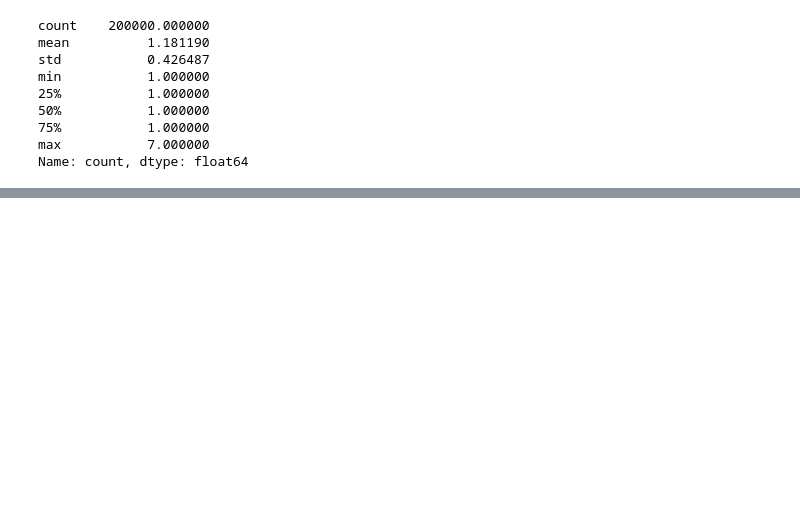
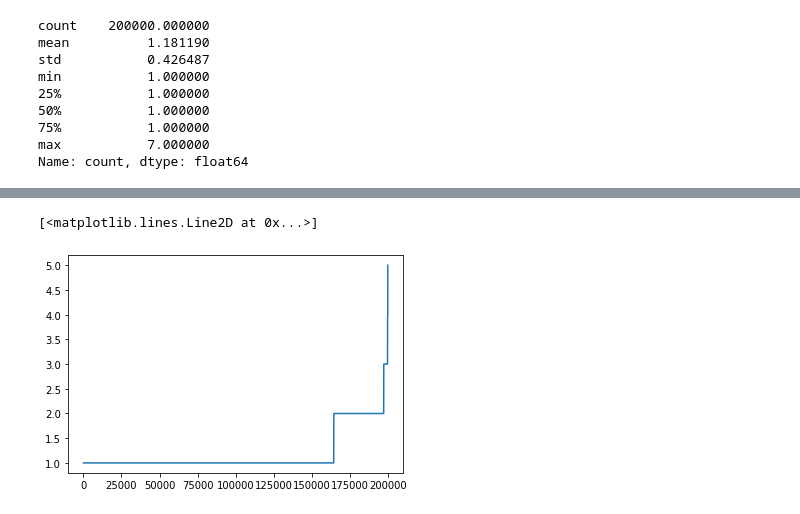
Before and after one commit to Lightblues/MDD-competition, a Jupyter notebook: data_process/1-users.ipynb, the cells around one changed output, grey strips where cells are left out. Cells and saved outputs as stored; diff of their text form; code cells hidden in the pictures; blank space fills up the shorter version.

```diff
--- a/data_process/1-users.ipynb
+++ b/data_process/1-users.ipynb
@@ -582,0 +667,5 @@ dtype: int64
+# %%
+plt.plot(_count_scene.sort_values().values)
+# %% [output]
+[<matplotlib.lines.Line2D at 0x...>]
+[figure, added]
```
Also changed, not shown: parts of 43 cells of this notebook.
